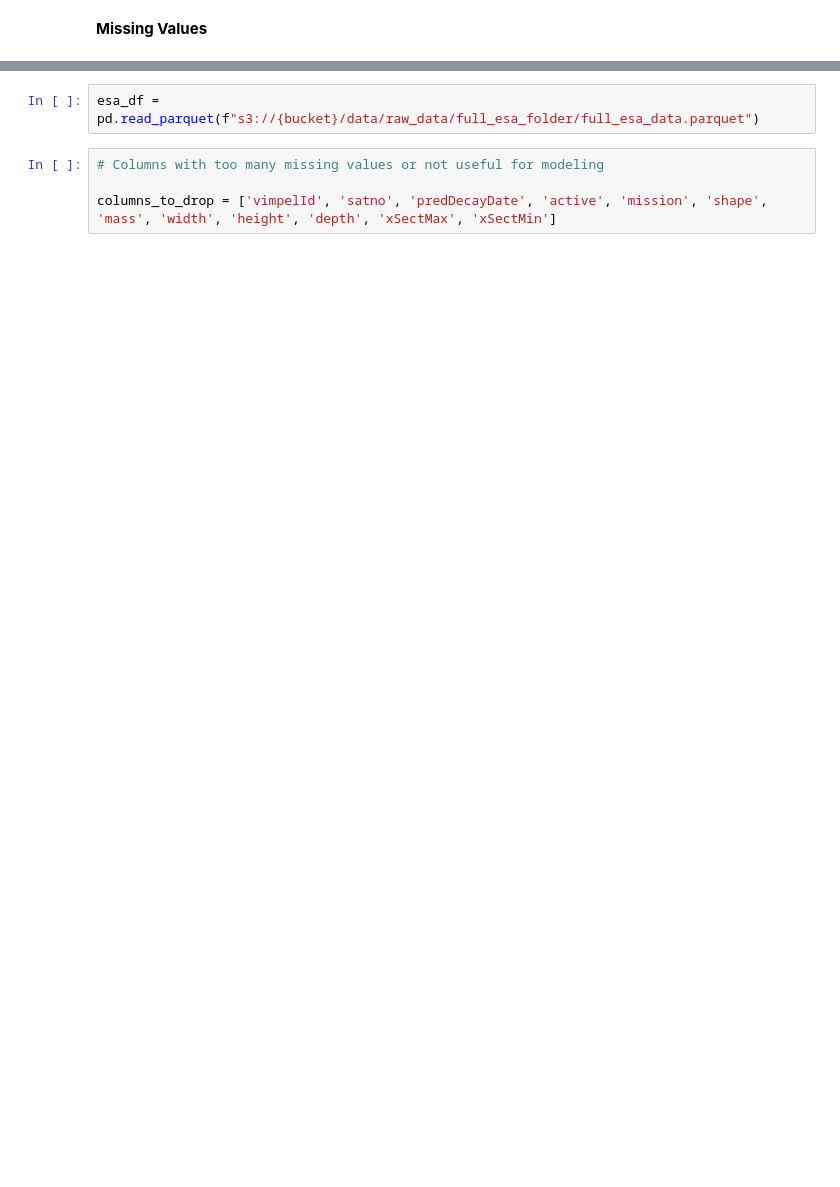
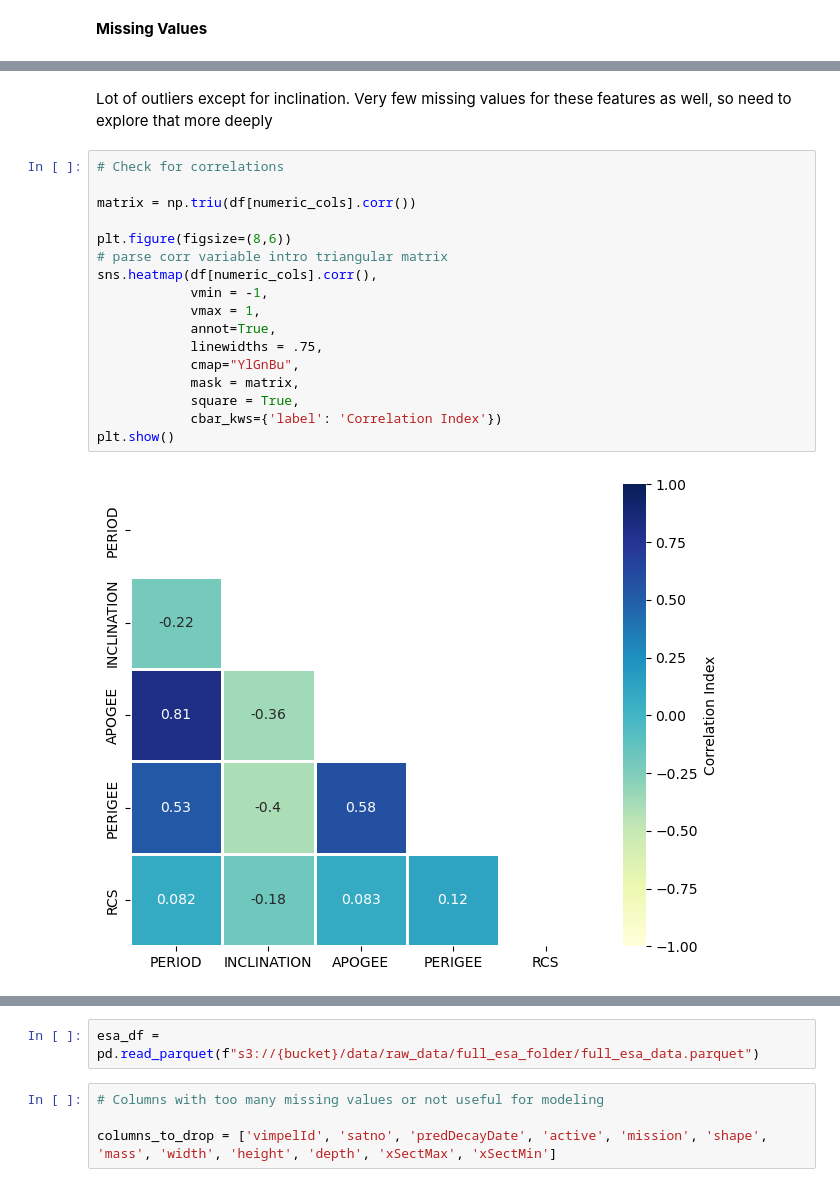
Before and after one commit to tkbarb10/ADS508-GroupProject, a Jupyter notebook: new_main.ipynb, the cells around one changed output, grey strips where cells are left out. Cells and saved outputs as stored; diff of their text form; blank space fills up the shorter version.

```diff
--- a/new_main.ipynb
+++ b/new_main.ipynb
@@ -306,0 +525,22 @@ plt.show()
+# %% [markdown]
+
+Lot of outliers except for inclination.  Very few missing values for these features as well, so need to explore that more deeply
+# %%
+# Check for correlations
+
+matrix = np.triu(df[numeric_cols].corr())
+
+plt.figure(figsize=(8,6))
+# parse corr variable intro triangular matrix
+sns.heatmap(df[numeric_cols].corr(),
+            vmin = -1,
+            vmax = 1,
+            annot=True,
+            linewidths = .75,
+            cmap="YlGnBu",
+            mask = matrix,
+            square = True,
+            cbar_kws={'label': 'Correlation Index'})
+plt.show()
+# %% [output]
+[figure, added]
```
Also changed, not shown: parts of 103 cells of this notebook.
